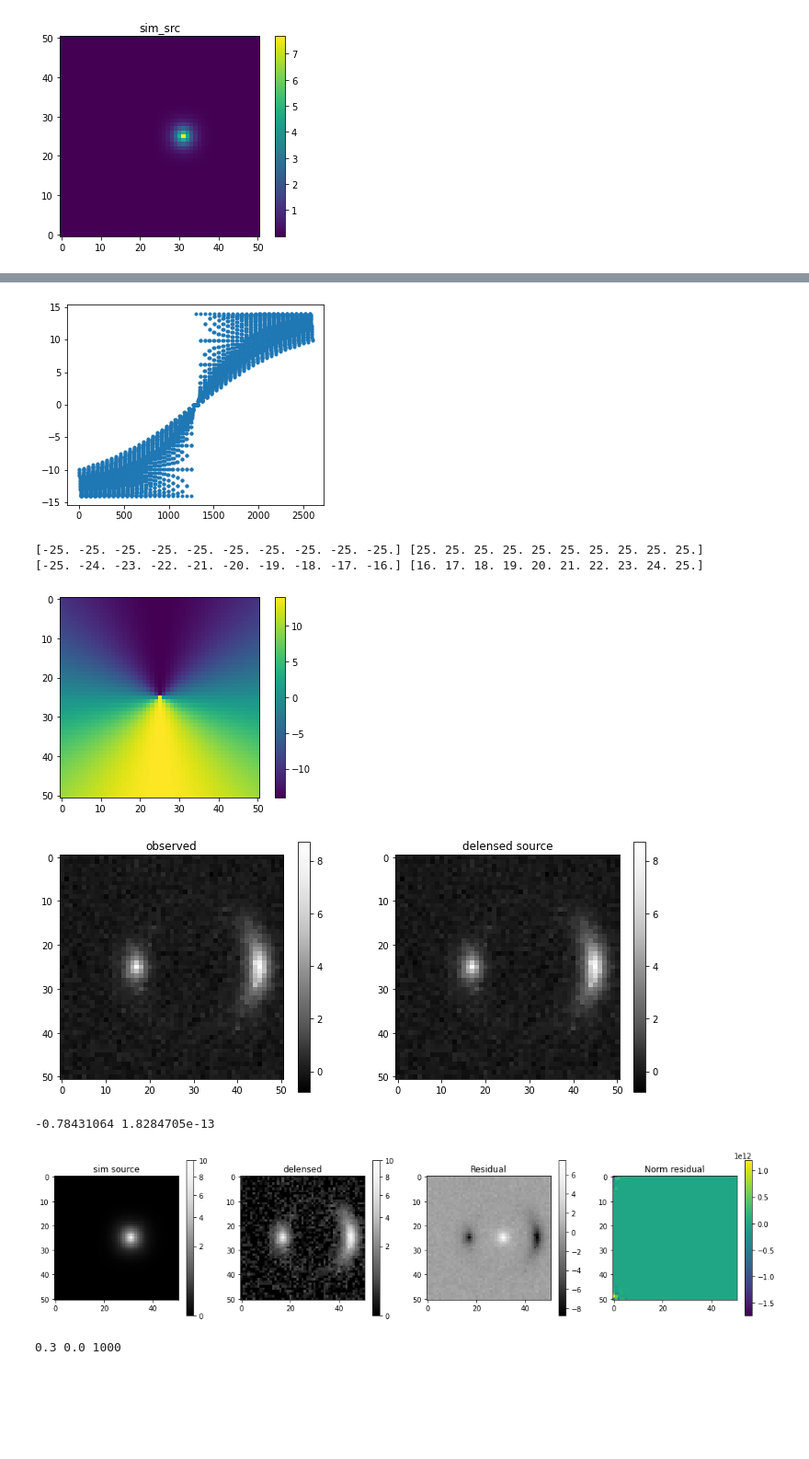
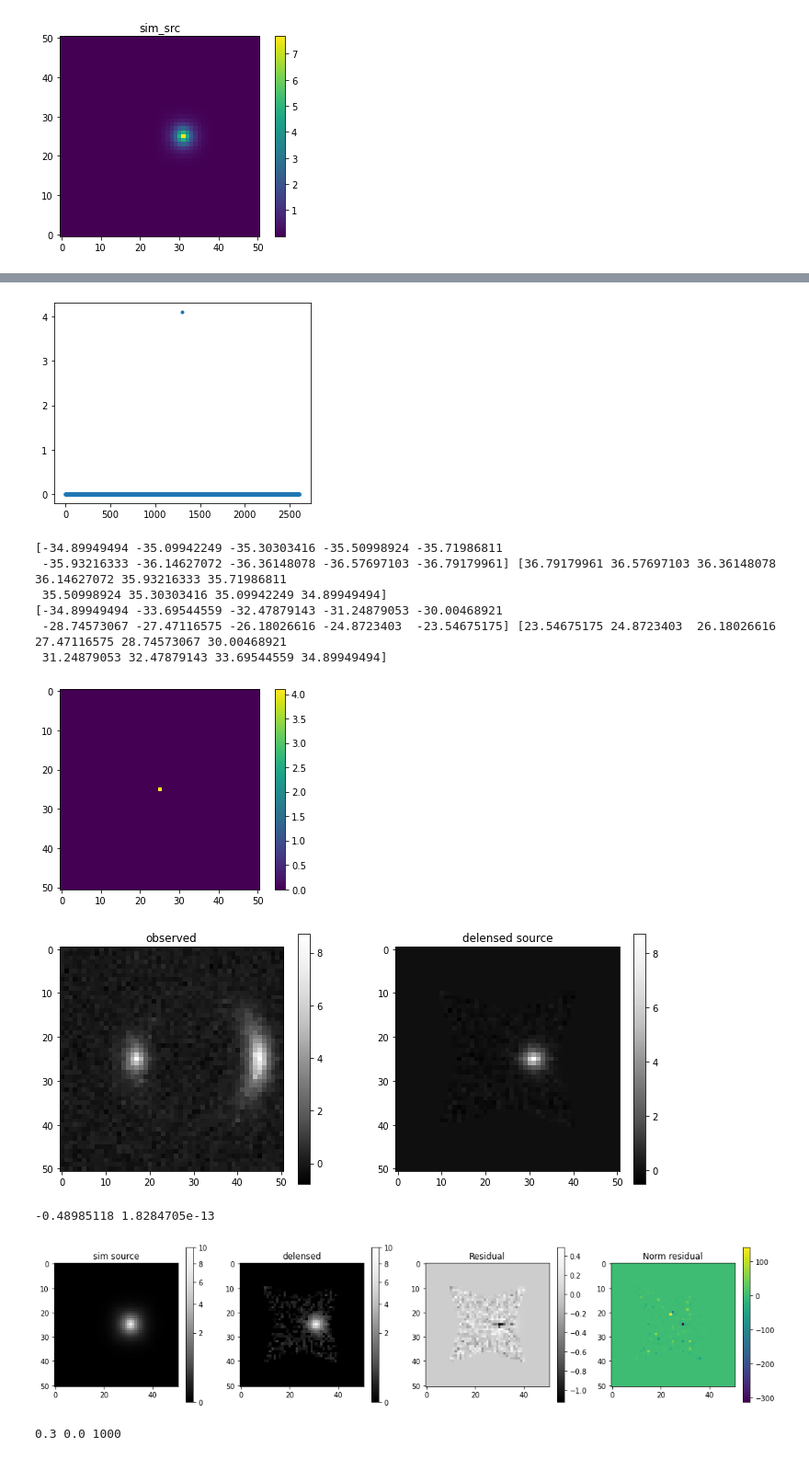
Before and after one commit to giga-lens/gigalens, a Jupyter notebook: jax-demo-dev-sim-only_SIS-skimage-transform.ipynb, the cells around one changed output, grey strips where cells are left out. Shown: that part at 92% size. Drawn from its saved outputs; the diff is of its cells as text; code cells hidden in the pictures; blank space fills up the shorter version.

```diff
--- a/jax-demo-dev-sim-only_SIS-skimage-transform.ipynb
+++ b/jax-demo-dev-sim-only_SIS-skimage-transform.ipynb
@@ -452,9 +452,13 @@ After dinner, 9/24/22
 Not sure why I need two [0][0] -- b/c of the comma in the lens_prior?
 
 '''
-imgX = lens_sim.img_X
-imgY = lens_sim.img_Y
-f_xi, f_yi = phys_model.lenses[0].deriv(imgX, imgY, **lens_params[0])
+# imgX = lens_sim.img_X
+# imgY = lens_sim.img_Y
+# f_xi, f_yi = phys_model.lenses[0].deriv(imgX, imgY, **lens_params[0])
+
+lens_params = truth[0]
+
+beta_x, beta_y, f_xi, f_yi = lens_sim._beta(lens_params)
 
 f = np.sqrt(f_xi ** 2 + f_yi ** 2)
 
@@ -489,13 +493,13 @@ def delensing(xy):
 
     alf_xx, alf_yy = theta_E_pix*np.cos(theta), theta_E_pix*np.sin(theta)
 
-    # xnew = xc + alf_x
-    # ynew = yc + alf_y
+    xnew = xc + alf_xx
+    ynew = yc + alf_yy
 
     # ---------> note how the x and y need to swapped to get this right
 
-    xnew = xc + f_yi_flat
-    ynew = yc + f_xi_flat
+    # xnew = xc + f_yi_flat
+    # ynew = yc + f_xi_flat
 
     plt.figure(figsize=(5, 4))
     plt.plot(alf_xx - f_yi_flat, '.')
@@ -530,41 +534,47 @@ f.colorbar(delensim, ax=ax1)
 plt.show()
 
 
 # delens = delens + srcim.min()
 
 print(delens.min(), sim_src.min())
 
 f, (ax0, ax1, ax2, ax3) = plt.subplots(1, 4, figsize=(18, 4)) # subplot_kw=dict(xticks=[], yticks=[]))
 
 lensedim = ax0.imshow(sim_src, norm=mpl.colors.PowerNorm(0.5, vmin=0, vmax=10), cmap=cm.Greys_r)
 f.colorbar(lensedim, ax=ax0)
 ax0.set_title('sim source')
 
 delensedim = ax1.imshow(delens, norm=mpl.colors.PowerNorm(0.5, vmin=0, vmax=10), cmap=cm.Greys_r)
 f.colorbar(delensedim, ax=ax1)
 ax1.set_title('delensed')
 
 res = np.array(sim_src - delens)
-normres = res/np.array(sim_src)
+# normres = res/np.array(sim_src)
+normres = res/np.sqrt(gauss_noise**2 + poisson_noise**2)
+
 resim = ax2.imshow(res, cmap=cm.Greys_r)
 f.colorbar(resim, ax=ax2)
 ax2.set_title('Residual')
 
 normresim = ax3.imshow(normres) #, vmin=0, vmax=1.0)
 f.colorbar(normresim, ax=ax3)
 ax3.set_title('Norm residual')
 
 plt.show()
 # %% [output]
 25.0 (2601, 2)
 [figure]
-[figure, old version]
+[figure, new version]
-[-25. -25. -25. -25. -25. -25. -25. -25. -25. -25.] [25. 25. 25. 25. 25. 25. 25. 25. 25. 25.]
-[-25. -24. -23. -22. -21. -20. -19. -18. -17. -16.] [16. 17. 18. 19. 20. 21. 22. 23. 24. 25.]
+[-34.89949494 -35.09942249 -35.30303416 -35.50998924 -35.71986811
+ -35.93216333 -36.14627072 -36.36148078 -36.57697103 -36.79179961] [36.79179961 36.57697103 36.36148078 36.14627072 35.93216333 35.71986811
+ 35.50998924 35.30303416 35.09942249 34.89949494]
+[-34.89949494 -33.69544559 -32.47879143 -31.24879053 -30.00468921
+ -28.74573067 -27.47116575 -26.18026616 -24.8723403  -23.54675175] [23.54675175 24.8723403  26.18026616 27.47116575 28.74573067 30.00468921
+ 31.24879053 32.47879143 33.69544559 34.89949494]
-[figure, old version]
+[figure, new version]
-[figure, old version]
+[figure, new version]
--0.78431064 1.8284705e-13
+-0.48985118 1.8284705e-13
-[figure, old version]
+[figure, new version]
 # %%
 # create an the unlensed source light
 # for lightModel, p in zip(self.phys_model.lens_light, lens_light_params):
```
